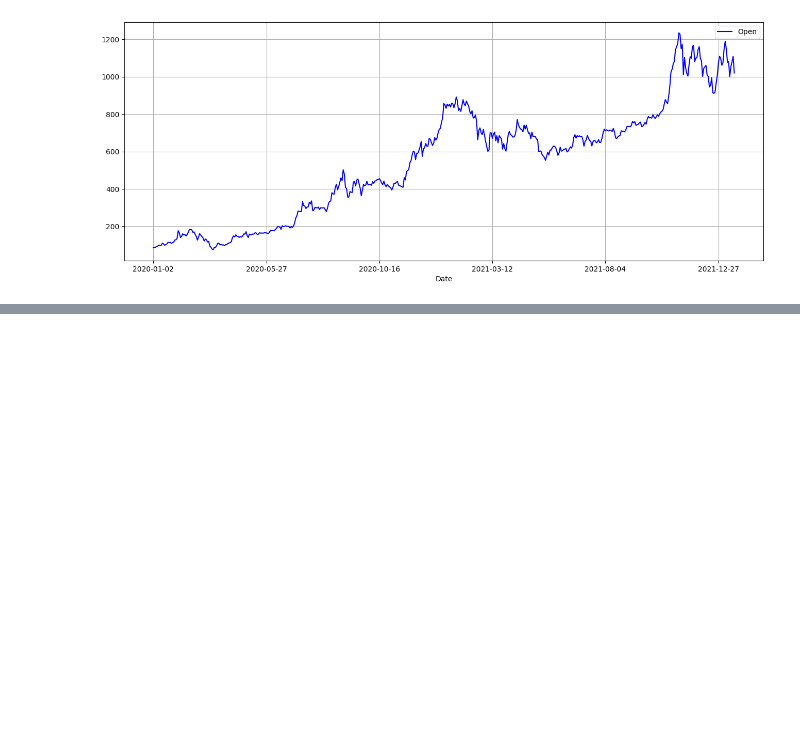
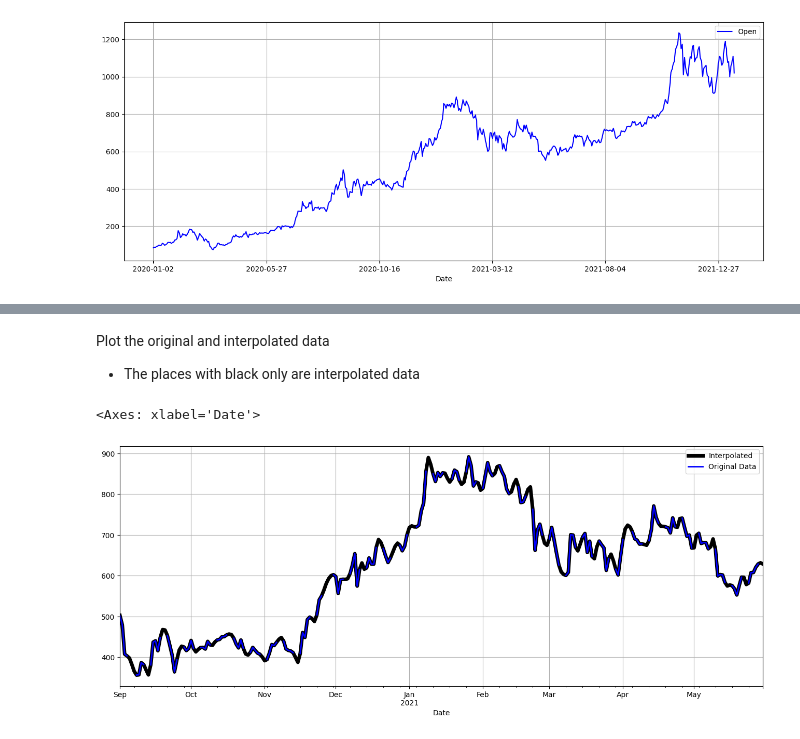
Before and after one commit to johnmarcovici/demo-notebooks, a Jupyter notebook: pandas_demos.ipynb, the cells around one changed output, grey strips where cells are left out. Cells and saved outputs as stored; diff of their text form; code cells hidden in the pictures; blank space fills up the shorter version.

Commit message:
Add plotting and interpolation

```diff
--- a/pandas_demos.ipynb
+++ b/pandas_demos.ipynb
@@ -847,0 +852,3 @@ df.plot(x="Date", y="Open", color="blue", kind="line", grid=True, ax=ax)
+# %%
+df = pd.read_csv("./data/tsla.csv")
+df
@@ -847,0 +871,4 @@ df.plot(x="Date", y="Open", color="blue", kind="line", grid=True, ax=ax)
+# %%
+df["Date"] = pd.to_datetime(df["Date"])
+df = df.set_index("Date")
+df
@@ -847,0 +893,6 @@ df.plot(x="Date", y="Open", color="blue", kind="line", grid=True, ax=ax)
+# %%
+df = df.reindex(
+    pd.date_range(start=df.index[0], periods=len(df), freq="D")
+)
+df.index.set_names("Date", inplace=True)
+df
@@ -847,0 +916,3 @@ df.plot(x="Date", y="Open", color="blue", kind="line", grid=True, ax=ax)
+# %%
+df_open_interp = df[["Open"]].interpolate(method="spline", order=2)
+df_open_interp.loc["2020-01":"2021-01"]
@@ -847,0 +934,11 @@ df.plot(x="Date", y="Open", color="blue", kind="line", grid=True, ax=ax)
+# %% [markdown]
+Plot the original and interpolated data
+- The places with black only are interpolated data
+# %%
+_, ax = plt.subplots(figsize=(16, 6))
+start_date, stop_date = "2020-09", "2021-06"
+df_open_interp.loc[start_date:stop_date].plot(y="Open", color="black", kind="line", ls="-", grid=True, ax=ax, lw=5, label="Interpolated")
+df.loc[start_date:stop_date].plot(y="Open", color="blue", kind="line", grid=True, ax=ax, lw=2, label="Original Data")
+# %% [output]
+<Axes: xlabel='Date'>
+[figure, added]
```
Also changed, not shown: parts of 10 cells of this notebook.
